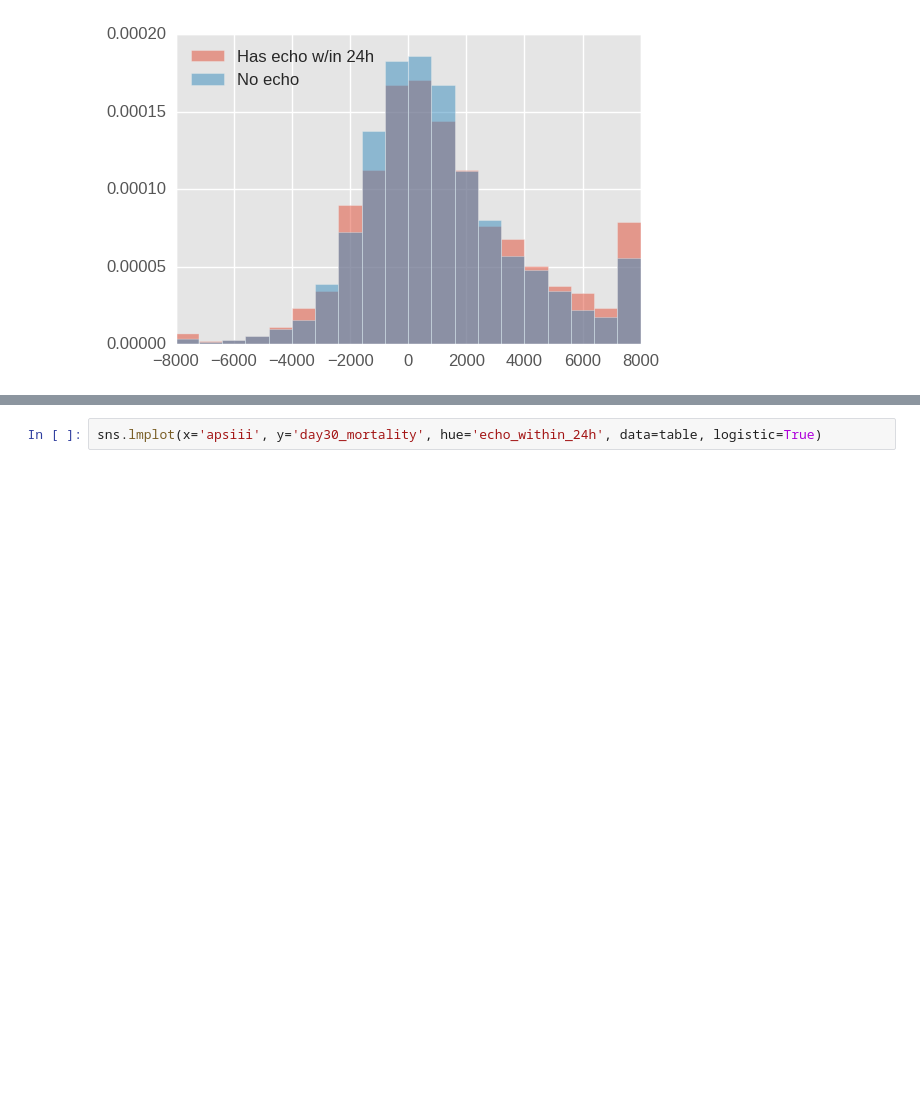
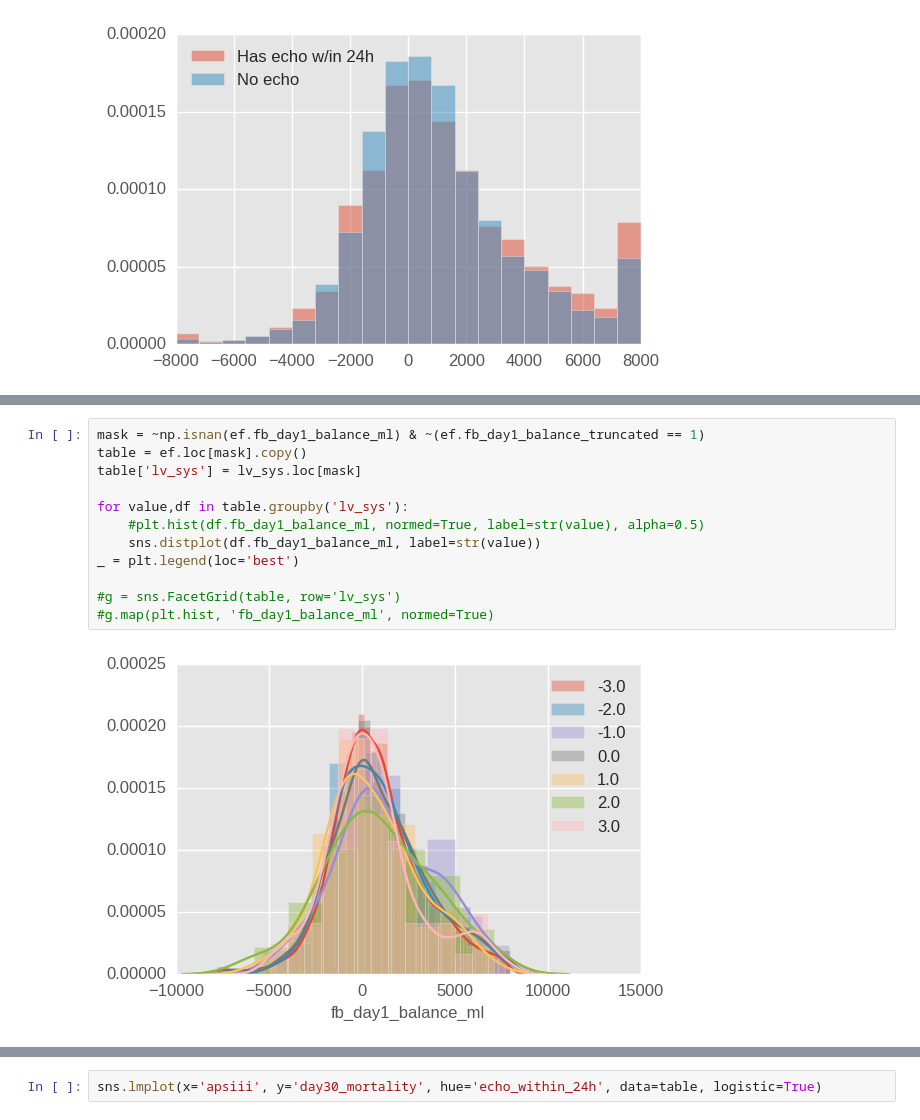
Before and after one commit to yhtgrace/echo, a Jupyter notebook: notebooks/170322_analysis.ipynb, the cells around one changed output, grey strips where cells are left out. Saved outputs shown, nothing was run; the diff lists cells and outputs as text; blank space fills up the shorter version.

```diff
--- a/notebooks/170322_analysis.ipynb
+++ b/notebooks/170322_analysis.ipynb
@@ -202,3 +220,17 @@ _ = plt.legend(loc='best')
+# %%
+mask = ~np.isnan(ef.fb_day1_balance_ml) & ~(ef.fb_day1_balance_truncated == 1)
+table = ef.loc[mask].copy()
+table['lv_sys'] = lv_sys.loc[mask]
+
+for value,df in table.groupby('lv_sys'):
+    #plt.hist(df.fb_day1_balance_ml, normed=True, label=str(value), alpha=0.5)
+    sns.distplot(df.fb_day1_balance_ml, label=str(value))
+_ = plt.legend(loc='best')
+
+#g = sns.FacetGrid(table, row='lv_sys')
+#g.map(plt.hist, 'fb_day1_balance_ml', normed=True)
+# %% [output]
+[figure, added]
 # %%
 sns.lmplot(x='apsiii', y='fb_day1_balance_ml', hue='echo_within_24h', data=table)
 # %% [output]
```
Also changed, not shown: parts of 10 cells of this notebook, 1 other file.
